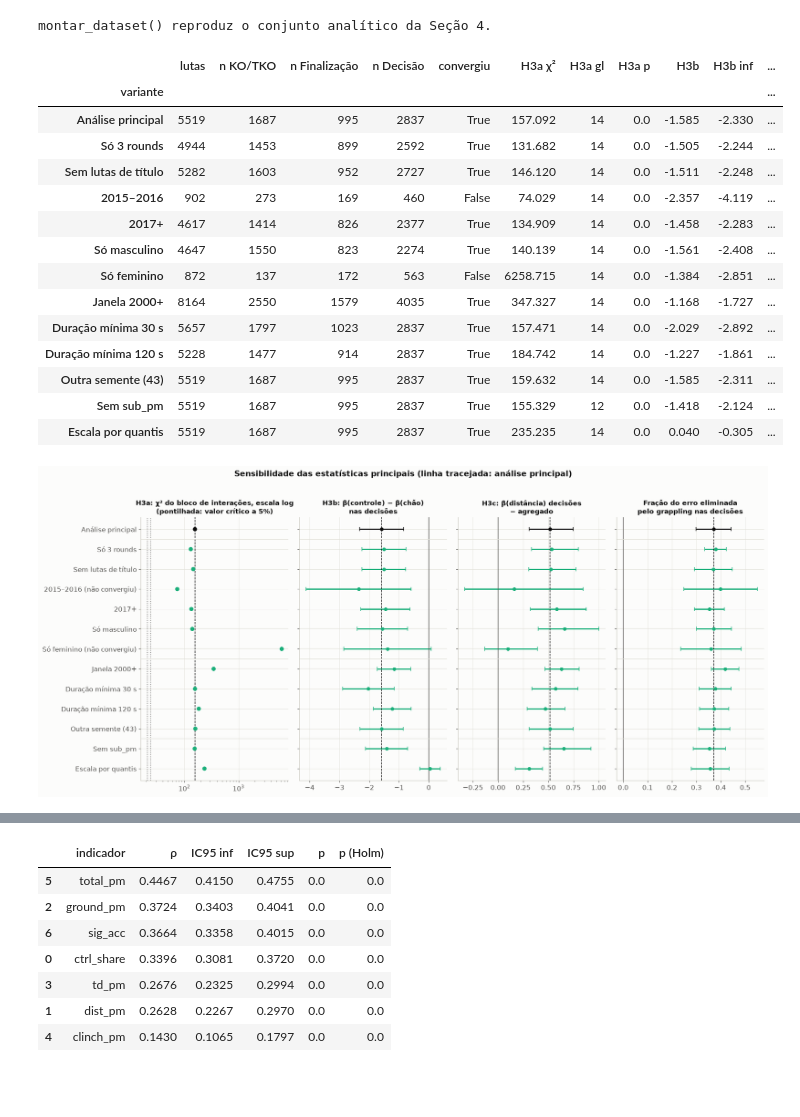
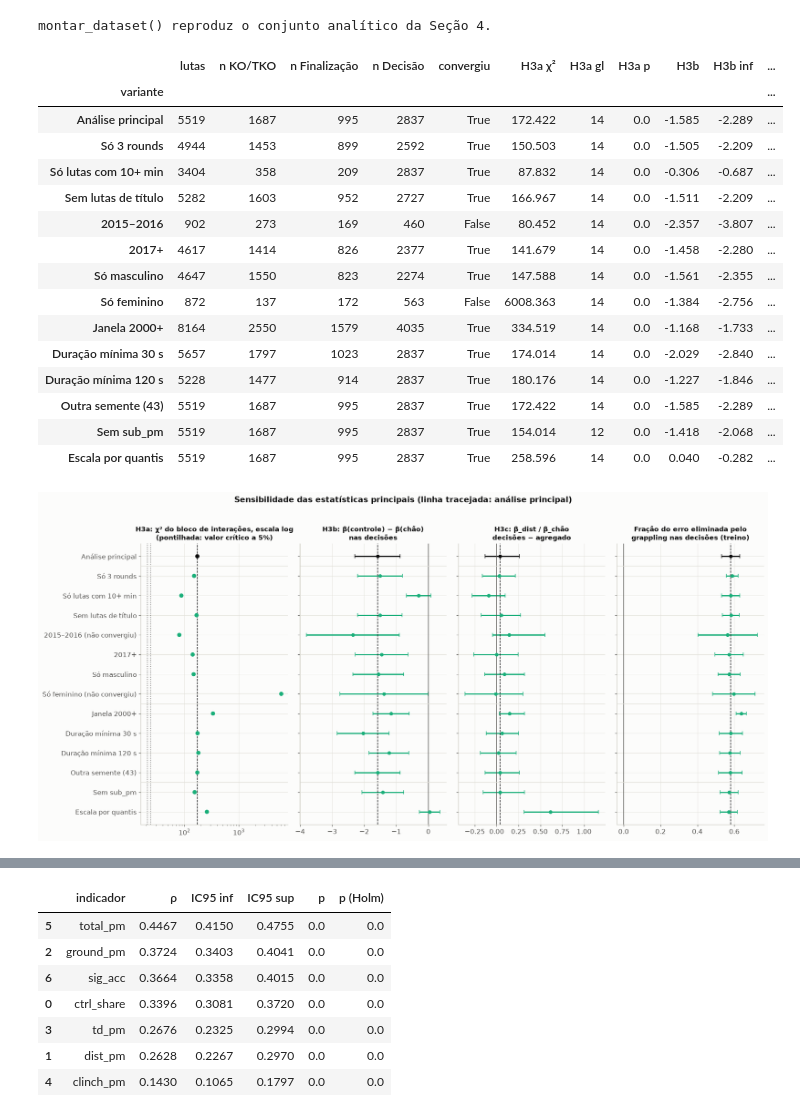
Before and after one commit to phprestes/UFC-Grappling-Decisao, a Jupyter notebook: UFC_Grappling_Decisao.ipynb, the cells around one changed output, grey strips where cells are left out. Cells and saved outputs as stored; diff of their text form; code cells hidden in the pictures; blank space fills up the shorter version.

```diff
--- a/UFC_Grappling_Decisao.ipynb
+++ b/UFC_Grappling_Decisao.ipynb
@@ -2612,9 +2657,10 @@ Importância por permutação calculada na validação cruzada do treino (5 dobr
 # %%
-# Importância por permutação na validação cruzada do treino (5 dobras), com o modelo final de cada conjunto.
+# Importância por permutação na validação cruzada do treino (5 dobras).
+# Mesmo modelo (logística) nos quatro conjuntos, para que as parcelas sejam comparáveis entre eles.
 # O conjunto de teste não é usado aqui: ele fica reservado para a avaliação única da Seção 12.1.
 imp = {}
 for c in CONJUNTOS:
-    nome, est = finais[c]
+    est = buscas[(c, "Logística")].best_estimator_
     Xtr, ytr = matriz(treino, c)
     quedas = []
     for tr_idx, va_idx in CV_BUSCA.split(Xtr, ytr):
@@ -2794,6 +2841,8 @@ def montar_dataset(inicio=INICIO_JANELA, duracao_minima_s=DURACAO_MINIMA_S, seme
         "total_pm": s.total_str_landed / minutos,
         "sig_acc": (s.sig_str_landed / s.sig_str_attempted).where(s.sig_str_attempted > 0, 0.0),
         "kd": s.kd,
+        "pe_acc": ((s.distance_landed + s.clinch_landed) / (s.distance_attempted + s.clinch_attempted))
+                  .where(s.distance_attempted + s.clinch_attempted > 0, 0.0),
     })
 
     rng_s = np.random.default_rng(semente)
@@ -2804,9 +2853,9 @@ def montar_dataset(inicio=INICIO_JANELA, duracao_minima_s=DURACAO_MINIMA_S, seme
     lt["ref_id"] = np.where(lt.y == 1, lt.winner_id, perdedor)
     lt["opp_id"] = np.where(lt.y == 1, perdedor, lt.winner_id)
 
-    v = pl.set_index(["fight_id", "fighter_id"])[ATRIBUTOS]
+    v = pl.set_index(["fight_id", "fighter_id"])[ATRIBUTOS + EXTRAS]
     d = lt[COLUNAS_META].reset_index(drop=True)
-    d[ATRIBUTOS] = (v.loc[list(zip(lt.fight_id, lt.ref_id))].to_numpy()
+    d[ATRIBUTOS + EXTRAS] = (v.loc[list(zip(lt.fight_id, lt.ref_id))].to_numpy()
                     - v.loc[list(zip(lt.fight_id, lt.opp_id))].to_numpy())
     return d
 
@@ -2830,34 +2879,34 @@ def analise_principal(df, escala="dp", sem_sub=False, n_boot=200):
         Zv = QuantileTransformer(output_distribution="normal", n_quantiles=1000, random_state=SEED).fit_transform(Xv)
     ind = {s: (df["estrato"] == s).to_numpy(dtype=float)[:, None] for s in ESTRATOS_INTERACAO}
     Xi = np.hstack([Zv] + [Zv * ind[s] for s in ESTRATOS_INTERACAO])
-    cod = pd.factorize(pd.concat([df["ref_id"], df["opp_id"]], ignore_index=True))[0]
-    grupos_v = np.column_stack([cod[:len(df)], cod[len(df):]])
 
     def posv(estrato, a):
         j = atrib.index(a)
         return j if estrato == "Decisão" else k_ * (1 + ESTRATOS_INTERACAO.index(estrato)) + j
 
     r = {"lutas": len(df), **{f"n {s}": int((df["estrato"] == s).sum()) for s in ESTRATOS}}
-    fit = sm.Logit(y, Xi).fit(cov_type="cluster", cov_kwds={"groups": grupos_v}, disp=0, maxiter=500)
+    fit = sm.Logit(y, Xi).fit(disp=0, maxiter=500)
+    Vd = cov_diadica_logit(fit, Xi, y, df["ref_id"], df["opp_id"])
     r["convergiu"] = bool(fit.mle_retvals.get("converged", False)) and np.abs(fit.params).max() < 10
 
     G = [posv(s, a) for s in ESTRATOS_INTERACAO for a in grap]
     R = np.zeros((len(G), Xi.shape[1]))
     R[np.arange(len(G)), G] = 1
-    w = fit.wald_test(R, scalar=True)
+    w = fit.wald_test(R, cov_p=Vd, scalar=True)
     r.update({"H3a χ²": float(w.statistic), "H3a gl": len(G), "H3a p": float(w.pvalue)})
 
     v = np.zeros(Xi.shape[1])
     v[posv("Decisão", "ctrl_share")], v[posv("Decisão", "ground_pm")] = 1, -1
-    dif, ep = float(v @ fit.params), float(np.sqrt(v @ fit.cov_params() @ v))
+    dif, ep = float(v @ fit.params), float(np.sqrt(v @ Vd @ v))
     r.update({"H3b": dif, "H3b inf": dif - 1.96 * ep, "H3b sup": dif + 1.96 * ep})
 
     dec_m = (df["estrato"] == "Decisão").to_numpy()
-    jd = atrib.index("dist_pm")
+    jd, jg = atrib.index("dist_pm"), atrib.index("ground_pm")
 
     def dif_dist(i):
-        return (sm.Logit(y[i][dec_m[i]], Zv[i][dec_m[i]]).fit(disp=0, maxiter=500).params[jd]
-                - sm.Logit(y[i], Zv[i]).fit(disp=0, maxiter=500).params[jd])
+        d_ = sm.Logit(y[i][dec_m[i]], Zv[i][dec_m[i]]).fit(disp=0, maxiter=500).params
+        a_ = sm.Logit(y[i], Zv[i]).fit(disp=0, maxiter=500).params
+        return d_[jd] / d_[jg] - a_[jd] / a_[jg]
 
     rng_v = np.random.default_rng(SEED)
     boot = []
@@ -2869,13 +2918,14 @@ def analise_principal(df, escala="dp", sem_sub=False, n_boot=200):
     r["H3c"] = dif_dist(np.arange(len(y)))
     r["H3c inf"], r["H3c sup"] = np.percentile(boot, [2.5, 97.5])
 
-    Xd_, yd_ = Xv[dec_m], y[dec_m]
+    # Só lutas fora do teste da Seção 9, que fica reservado para a Seção 12.1.
+    dec_treino = dec_m & ~df["fight_id"].isin(teste["fight_id"]).to_numpy()
     passo = ("escala", StandardScaler()) if escala == "dp" else (
         "quantis", QuantileTransformer(output_distribution="normal", n_quantiles=500, random_state=SEED))
-    auc = {nome: cross_validate(logistica(passo), Xd_[:, [atrib.index(a) for a in cols if a in atrib]], yd_,
+    auc = {nome: cross_validate(logistica(passo), df.loc[dec_treino, cols].to_numpy(dtype=float), y[dec_treino],
                                 cv=CV_COMPARACAO, scoring="roc_auc", n_jobs=-1)["test_score"]
-           for nome, cols in [("completo", atrib), ("striking", STRIKING)]}
-    frac, _, meia, _ = t_corrigido((auc["completo"] - auc["striking"]) / (1 - auc["striking"]))
+           for nome, cols in [("com grappling", STRIKING_PE + grap), ("em pé", STRIKING_PE)]}
+    frac, _, meia, _ = t_corrigido((auc["com grappling"] - auc["em pé"]) / (1 - auc["em pé"]))
     r.update({"Fração grappling": frac, "Fração grappling inf": frac - meia, "Fração grappling sup": frac + meia})
     return r
 
@@ -2887,6 +2937,7 @@ def mascara(coluna):
 VARIANTES_SENS = [
     ("Análise principal", "Principal", lambda: (dataset, {})),
     ("Só 3 rounds", "Recorte", lambda: (dataset[dataset.scheduled_rounds == 3], {})),
+    ("Só lutas com 10+ min", "Recorte", lambda: (dataset[dataset.duracao_min >= 10], {})),
     ("Sem lutas de título", "Recorte", lambda: (dataset[~mascara("is_title_fight")], {})),
     ("2015–2016", "Recorte", lambda: (dataset[dataset.ano <= 2016], {})),
     ("2017+", "Recorte", lambda: (dataset[dataset.ano >= 2017], {})),
@@ -2900,7 +2951,7 @@ VARIANTES_SENS = [
     ("Escala por quantis", "Especificação", lambda: (dataset, {"escala": "quantis"})),
 ]
 
-ARQ_SENS = RESULTS_DIR / "sec13_sensibilidade.parquet"
+ARQ_SENS = RESULTS_DIR / "sec13_sensibilidade_v2.parquet"
 # shortcut: o cache não percebe mudanças nos dados ou nas buscas; apague o arquivo para refazer.
 if ARQ_SENS.exists():
     sens = pd.read_parquet(ARQ_SENS)
@@ -2917,6 +2968,7 @@ else:
 # A linha principal tem de reproduzir os testes da Seção 8.
 assert np.isclose(sens.iloc[0]["H3a χ²"], float(np.squeeze(wald_h3a.statistic)))
 assert np.isclose(sens.iloc[0]["H3b"], float(R_h3b[0] @ res.params))
+assert np.isclose(sens.iloc[0]["H3c"], dif_h3c)
 
 cols_n = ["lutas"] + [f"n {s}" for s in ESTRATOS]
 display(sens.set_index("variante")[cols_n + ["convergiu", "H3a χ²", "H3a gl", "H3a p", "H3b", "H3b inf", "H3b sup",
@@ -2925,51 +2977,52 @@ display(sens.set_index("variante")[cols_n + ["convergiu", "H3a χ²", "H3a gl",
 # %% [output]
 |  | lutas | n KO/TKO | n Finalização | n Decisão | convergiu | H3a χ² | H3a gl | H3a p | H3b | H3b inf | ... |
 | variante |  |  |  |  |  |  |  |  |  |  | ... |
-| Análise principal | 5519 | 1687 | 995 | 2837 | True | 157.092 | 14 | 0.0 | -1.585 | -2.330 | ... |
-| Só 3 rounds | 4944 | 1453 | 899 | 2592 | True | 131.682 | 14 | 0.0 | -1.505 | -2.244 | ... |
-| Sem lutas de título | 5282 | 1603 | 952 | 2727 | True | 146.120 | 14 | 0.0 | -1.511 | -2.248 | ... |
-| 2015–2016 | 902 | 273 | 169 | 460 | False | 74.029 | 14 | 0.0 | -2.357 | -4.119 | ... |
-| 2017+ | 4617 | 1414 | 826 | 2377 | True | 134.909 | 14 | 0.0 | -1.458 | -2.283 | ... |
-| Só masculino | 4647 | 1550 | 823 | 2274 | True | 140.139 | 14 | 0.0 | -1.561 | -2.408 | ... |
-| Só feminino | 872 | 137 | 172 | 563 | False | 6258.715 | 14 | 0.0 | -1.384 | -2.851 | ... |
-| Janela 2000+ | 8164 | 2550 | 1579 | 4035 | True | 347.327 | 14 | 0.0 | -1.168 | -1.727 | ... |
-| Duração mínima 30 s | 5657 | 1797 | 1023 | 2837 | True | 157.471 | 14 | 0.0 | -2.029 | -2.892 | ... |
-| Duração mínima 120 s | 5228 | 1477 | 914 | 2837 | True | 184.742 | 14 | 0.0 | -1.227 | -1.861 | ... |
-| Outra semente (43) | 5519 | 1687 | 995 | 2837 | True | 159.632 | 14 | 0.0 | -1.585 | -2.311 | ... |
-| Sem sub_pm | 5519 | 1687 | 995 | 2837 | True | 155.329 | 12 | 0.0 | -1.418 | -2.124 | ... |
-| Escala por quantis | 5519 | 1687 | 995 | 2837 | True | 235.235 | 14 | 0.0 | 0.040 | -0.305 | ... |
+| Análise principal | 5519 | 1687 | 995 | 2837 | True | 172.422 | 14 | 0.0 | -1.585 | -2.289 | ... |
+| Só 3 rounds | 4944 | 1453 | 899 | 2592 | True | 150.503 | 14 | 0.0 | -1.505 | -2.209 | ... |
+| Só lutas com 10+ min | 3404 | 358 | 209 | 2837 | True | 87.832 | 14 | 0.0 | -0.306 | -0.687 | ... |
+| Sem lutas de título | 5282 | 1603 | 952 | 2727 | True | 166.967 | 14 | 0.0 | -1.511 | -2.209 | ... |
+| 2015–2016 | 902 | 273 | 169 | 460 | False | 80.452 | 14 | 0.0 | -2.357 | -3.807 | ... |
+| 2017+ | 4617 | 1414 | 826 | 2377 | True | 141.679 | 14 | 0.0 | -1.458 | -2.280 | ... |
+| Só masculino | 4647 | 1550 | 823 | 2274 | True | 147.588 | 14 | 0.0 | -1.561 | -2.355 | ... |
+| Só feminino | 872 | 137 | 172 | 563 | False | 6008.363 | 14 | 0.0 | -1.384 | -2.756 | ... |
+| Janela 2000+ | 8164 | 2550 | 1579 | 4035 | True | 334.519 | 14 | 0.0 | -1.168 | -1.733 | ... |
+| Duração mínima 30 s | 5657 | 1797 | 1023 | 2837 | True | 174.014 | 14 | 0.0 | -2.029 | -2.840 | ... |
+| Duração mínima 120 s | 5228 | 1477 | 914 | 2837 | True | 180.176 | 14 | 0.0 | -1.227 | -1.846 | ... |
+| Outra semente (43) | 5519 | 1687 | 995 | 2837 | True | 172.422 | 14 | 0.0 | -1.585 | -2.289 | ... |
+| Sem sub_pm | 5519 | 1687 | 995 | 2837 | True | 154.014 | 12 | 0.0 | -1.418 | -2.068 | ... |
+| Escala por quantis | 5519 | 1687 | 995 | 2837 | True | 258.596 | 14 | 0.0 | 0.040 | -0.282 | ... |
 # %%
 PAINEIS_SENS = [("H3a χ²", None, "H3a: χ² do bloco de interações, escala log\n(pontilhada: valor crítico a 5%)"),
                 ("H3b", "H3b", "H3b: β(controle) − β(chão)\nnas decisões"),
-                ("H3c", "H3c", "H3c: β(distância) decisões\n− agregado"),
-                ("Fração grappling", "Fração grappling", "Fração do erro eliminada\npelo grappling nas decisões")]
+                ("H3c", "H3c", "H3c: β_dist / β_chão\ndecisões − agregado"),
+                ("Fração grappling", "Fração grappling", "Fração do erro eliminada pelo\ngrappling nas decisões (treino)")]
 fig, axes = plt.subplots(1, 4, figsize=(17, 0.42 * len(sens) + 2), sharey=True)
 pos_y = np.arange(len(sens))
 principal = sens.iloc[0]
 for ax, (col, ic, titulo) in zip(axes, PAINEIS_SENS):
     cores = np.where(sens["tipo"] == "Principal", COR_TEXTO, COR_ESTRATO["Decisão"])
     if ic is None:
         ax.scatter(sens[col], pos_y, color=cores, zorder=3)
         for gl in sens["H3a gl"].unique():
             ax.axvline(stats.chi2.ppf(0.95, gl), color=COR_TEXTO_2, linestyle=":", linewidth=1)
         ax.set_xscale("log")  # o χ² de "Só feminino" (sem convergência) é ordens de grandeza maior
     else:
         for k, r in sens.iterrows():
             ax.errorbar(r[col], k, xerr=[[r[col] - r[f"{ic} inf"]], [r[f"{ic} sup"] - r[col]]], fmt="o",
                         color=cores[k], capsize=3, markersize=5)
         ax.axvline(0, color=COR_TEXTO_2, linewidth=1)
     ax.axvline(principal[col], color=COR_TEXTO, linestyle="--", linewidth=1)
     for k in np.flatnonzero(sens["tipo"].ne(sens["tipo"].shift()).to_numpy()[1:]) + 1:
         ax.axhline(k - 0.5, color=COR_GRADE, linewidth=1)
     ax.set_title(titulo, fontsize=11)
 axes[0].set_yticks(pos_y, [f"{v}{'' if c else ' (não convergiu)'}" for v, c in zip(sens["variante"], sens["convergiu"])])
 axes[0].invert_yaxis()
 fig.suptitle("Sensibilidade das estatísticas principais (linha tracejada: análise principal)", fontweight="bold", y=1.02)
 fig.tight_layout()
 salvar(fig, "fig27_sensibilidade")
 plt.show()
 # %% [output]
-[figure, old version]
+[figure, new version]
 # %% [markdown]
 **Resultado.**
 
```
Also changed, not shown: parts of 40 cells of this notebook, 9 other files.
